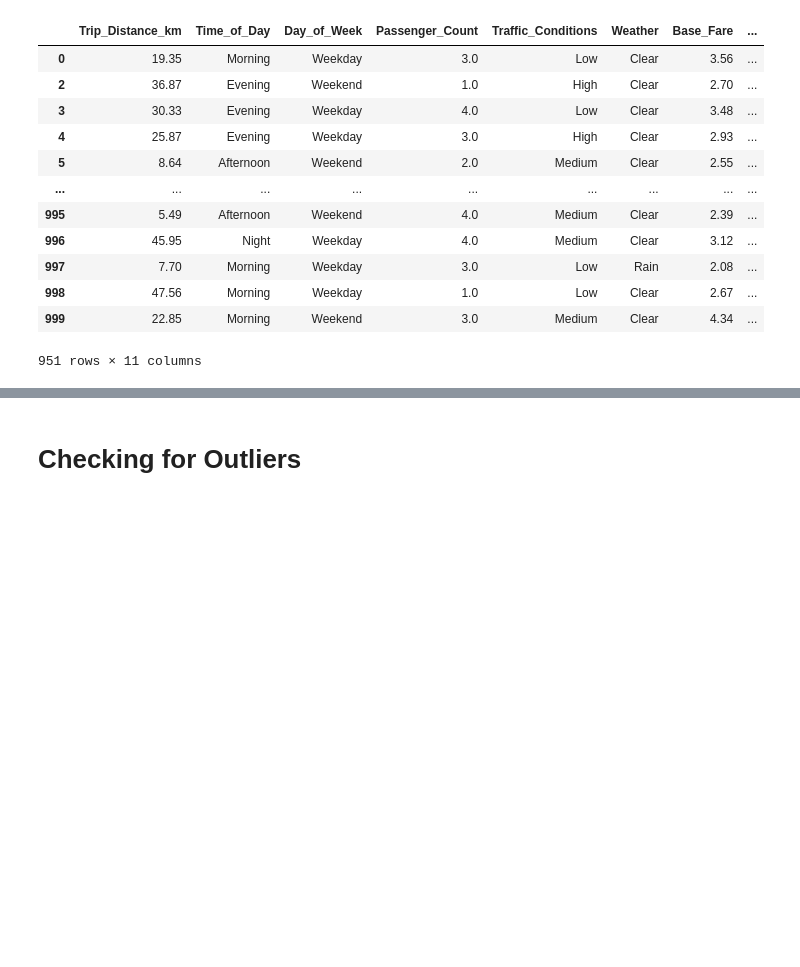
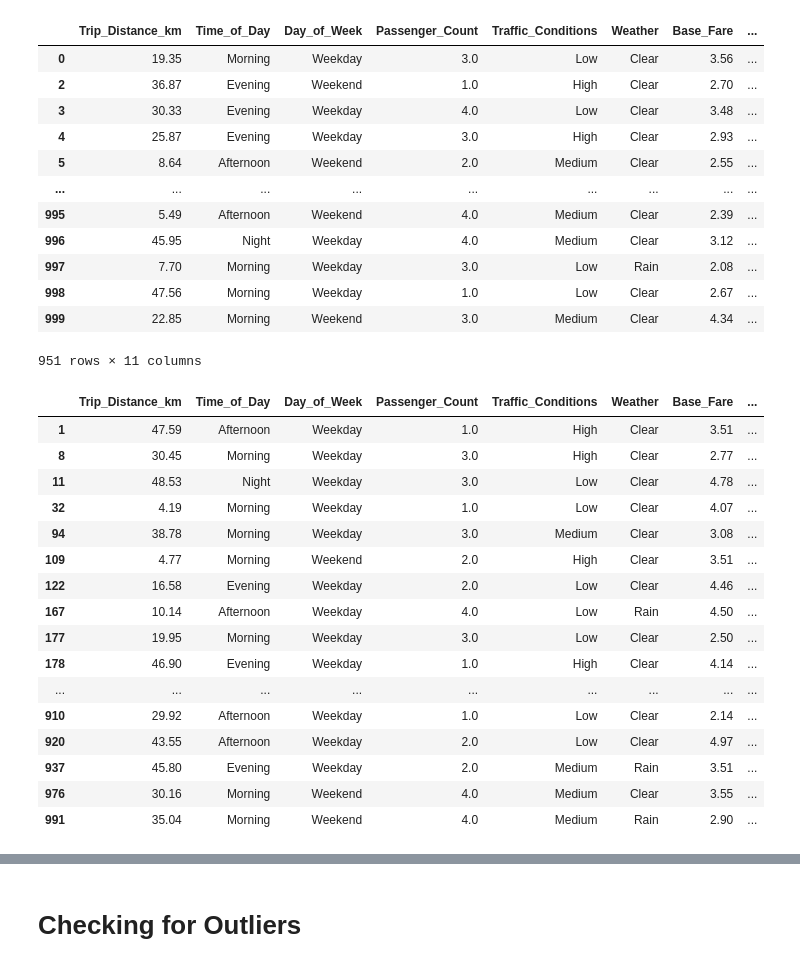
Before and after one commit to CZanichelli/taxi-prediction-fullstack-Casper-Zanichelli-opa24, a Jupyter notebook: explorations/eda.ipynb, the cells around one changed output, grey strips where cells are left out. Saved outputs shown, nothing was run; the diff lists cells and outputs as text; code cells hidden in the pictures; blank space fills up the shorter version.

Commit message:
minor changes in testing_data

```diff
--- a/explorations/eda.ipynb
+++ b/explorations/eda.ipynb
@@ -78,9 +78,9 @@ df.describe()
 # %%
 # Create a new dataframe with only the rows where 'Trip_Price' is NaN
 
-user_input_data =df[df['Trip_Price'].isna()]
+testing_data =df[df['Trip_Price'].isna()]
 
-user_input_data
+testing_data
 # %% [output]
 |  | Trip_Distance_km | Time_of_Day | Day_of_Week | Passenger_Count | Traffic_Conditions | Weather | Base_Fare | ... |
 | 1 | 47.59 | Afternoon | Weekday | 1.0 | High | Clear | NaN | ... |
@@ -178,3 +178,25 @@ training_data
 | 998 | 47.56 | Morning | Weekday | 1.0 | Low | Clear | 2.67 | ... |
 | 999 | 22.85 | Morning | Weekend | 3.0 | Medium | Clear | 4.34 | ... |
 951 rows × 11 columns
+# %%
+# Fill in the missing values in the testing DataFrame df with the median values from the DataFrame on the numberical columns
+
+testing_data = testing_data.fillna(median_data_df)
+# %% [output]
+|  | Trip_Distance_km | Time_of_Day | Day_of_Week | Passenger_Count | Traffic_Conditions | Weather | Base_Fare | ... |
+| 1 | 47.59 | Afternoon | Weekday | 1.0 | High | Clear | 3.51 | ... |
+| 8 | 30.45 | Morning | Weekday | 3.0 | High | Clear | 2.77 | ... |
+| 11 | 48.53 | Night | Weekday | 3.0 | Low | Clear | 4.78 | ... |
+| 32 | 4.19 | Morning | Weekday | 1.0 | Low | Clear | 4.07 | ... |
+| 94 | 38.78 | Morning | Weekday | 3.0 | Medium | Clear | 3.08 | ... |
+| 109 | 4.77 | Morning | Weekend | 2.0 | High | Clear | 3.51 | ... |
+| 122 | 16.58 | Evening | Weekday | 2.0 | Low | Clear | 4.46 | ... |
+| 167 | 10.14 | Afternoon | Weekday | 4.0 | Low | Rain | 4.50 | ... |
+| 177 | 19.95 | Morning | Weekday | 3.0 | Low | Clear | 2.50 | ... |
+| 178 | 46.90 | Evening | Weekday | 1.0 | High | Clear | 4.14 | ... |
+| ... | ... | ... | ... | ... | ... | ... | ... | ... |
+| 910 | 29.92 | Afternoon | Weekday | 1.0 | Low | Clear | 2.14 | ... |
+| 920 | 43.55 | Afternoon | Weekday | 2.0 | Low | Clear | 4.97 | ... |
+| 937 | 45.80 | Evening | Weekday | 2.0 | Medium | Rain | 3.51 | ... |
+| 976 | 30.16 | Morning | Weekend | 4.0 | Medium | Clear | 3.55 | ... |
+| 991 | 35.04 | Morning | Weekend | 4.0 | Medium | Rain | 2.90 | ... |
```
Also changed, not shown: parts of 2 cells of this notebook.
